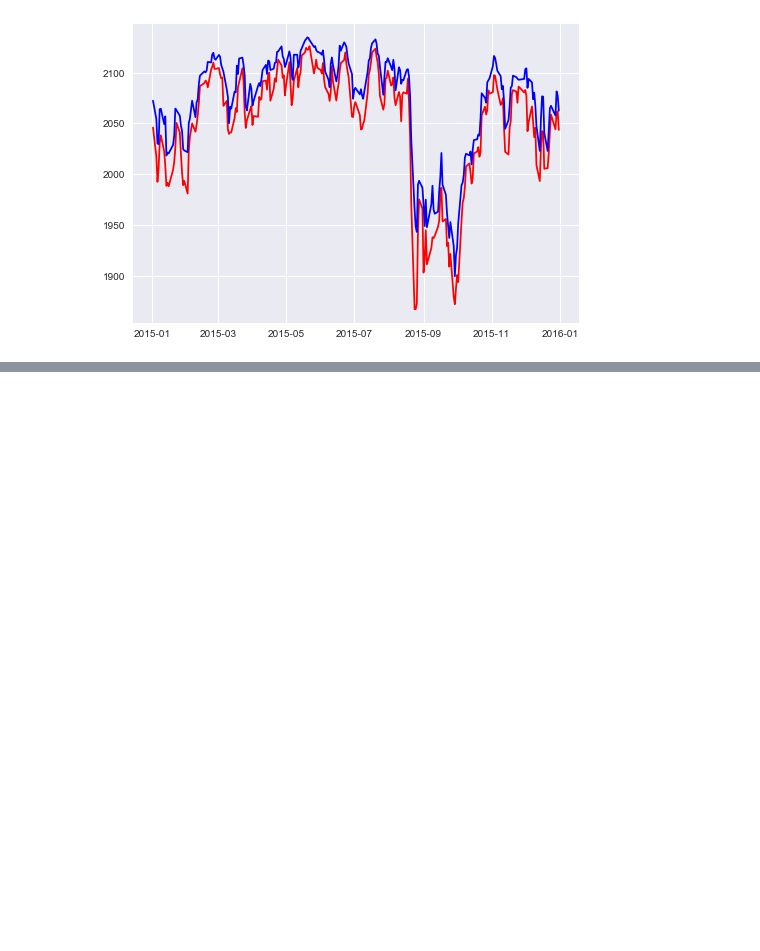
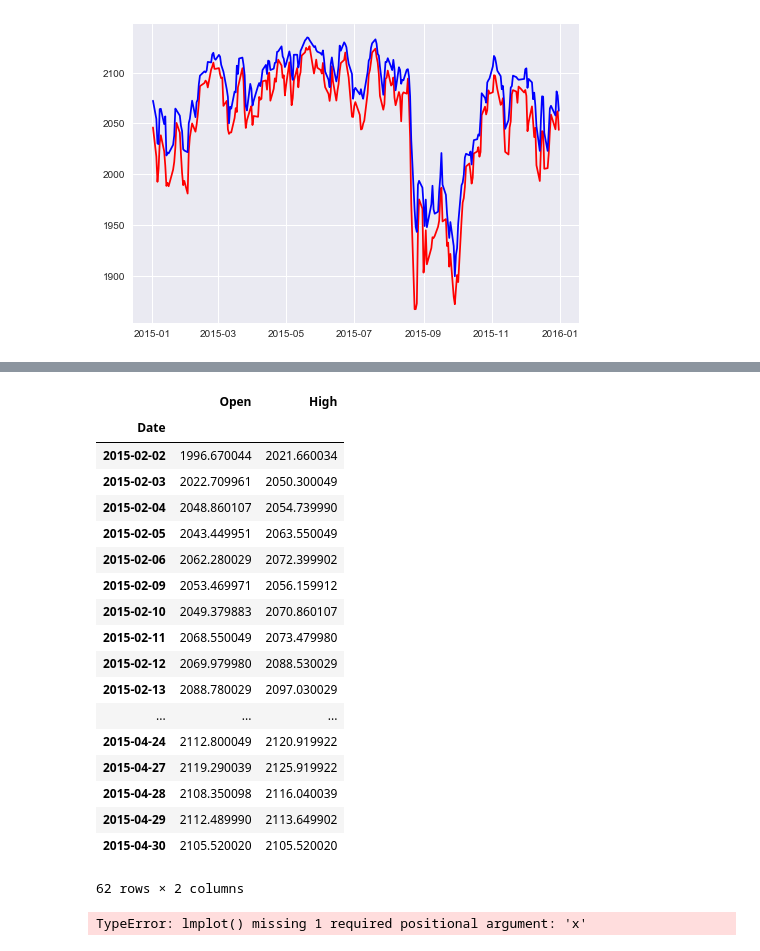
Before and after one commit to andy86z/Data-Camp-Notes, a Jupyter notebook: Data Graphs - 2015 S&P 500 Index.ipynb, the cells around one changed output, grey strips where cells are left out. Saved outputs shown, nothing was run; the diff lists cells and outputs as text; code cells hidden in the pictures; blank space fills up the shorter version.

```diff
--- a/Data Graphs - 2015 S&P 500 Index.ipynb
+++ b/Data Graphs - 2015 S&P 500 Index.ipynb
@@ -26,0 +75,2 @@ plt.plot(index_data.Low,'r-', index_data.High, 'b-')
+# %%
+sp = index_data
@@ -26,0 +87,22 @@ plt.plot(index_data.Low,'r-', index_data.High, 'b-')
+# %%
+sp.loc['2015-2':'2015-04'][['Open', 'High']]
+# %% [output]
+|  | Open | High |
+| Date |  |  |
+| 2015-02-02 | 1996.670044 | 2021.660034 |
+| 2015-02-03 | 2022.709961 | 2050.300049 |
+| 2015-02-04 | 2048.860107 | 2054.739990 |
+| 2015-02-05 | 2043.449951 | 2063.550049 |
+| 2015-02-06 | 2062.280029 | 2072.399902 |
+| 2015-02-09 | 2053.469971 | 2056.159912 |
+| 2015-02-10 | 2049.379883 | 2070.860107 |
+| 2015-02-11 | 2068.550049 | 2073.479980 |
+| 2015-02-12 | 2069.979980 | 2088.530029 |
+| 2015-02-13 | 2088.780029 | 2097.030029 |
+| ... | ... | ... |
+| 2015-04-24 | 2112.800049 | 2120.919922 |
+| 2015-04-27 | 2119.290039 | 2125.919922 |
+| 2015-04-28 | 2108.350098 | 2116.040039 |
+| 2015-04-29 | 2112.489990 | 2113.649902 |
+| 2015-04-30 | 2105.520020 | 2105.520020 |
+62 rows × 2 columns
@@ -26,0 +113,4 @@ plt.plot(index_data.Low,'r-', index_data.High, 'b-')
+# %%
+sns.lmplot(y='Close', data=sp)
+# %% [output]
+TypeError: lmplot() missing 1 required positional argument: 'x'
```
Also changed, not shown: parts of 12 cells of this notebook, 1 other file.
